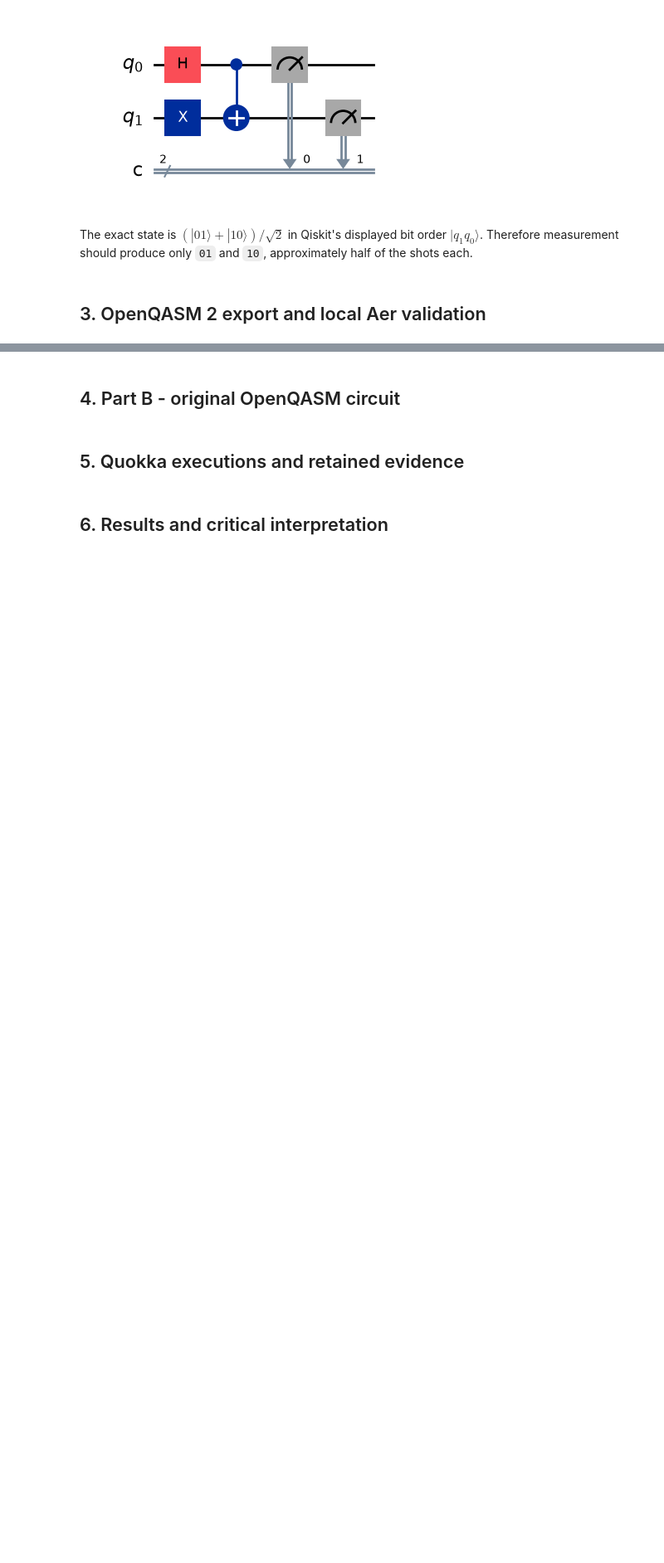
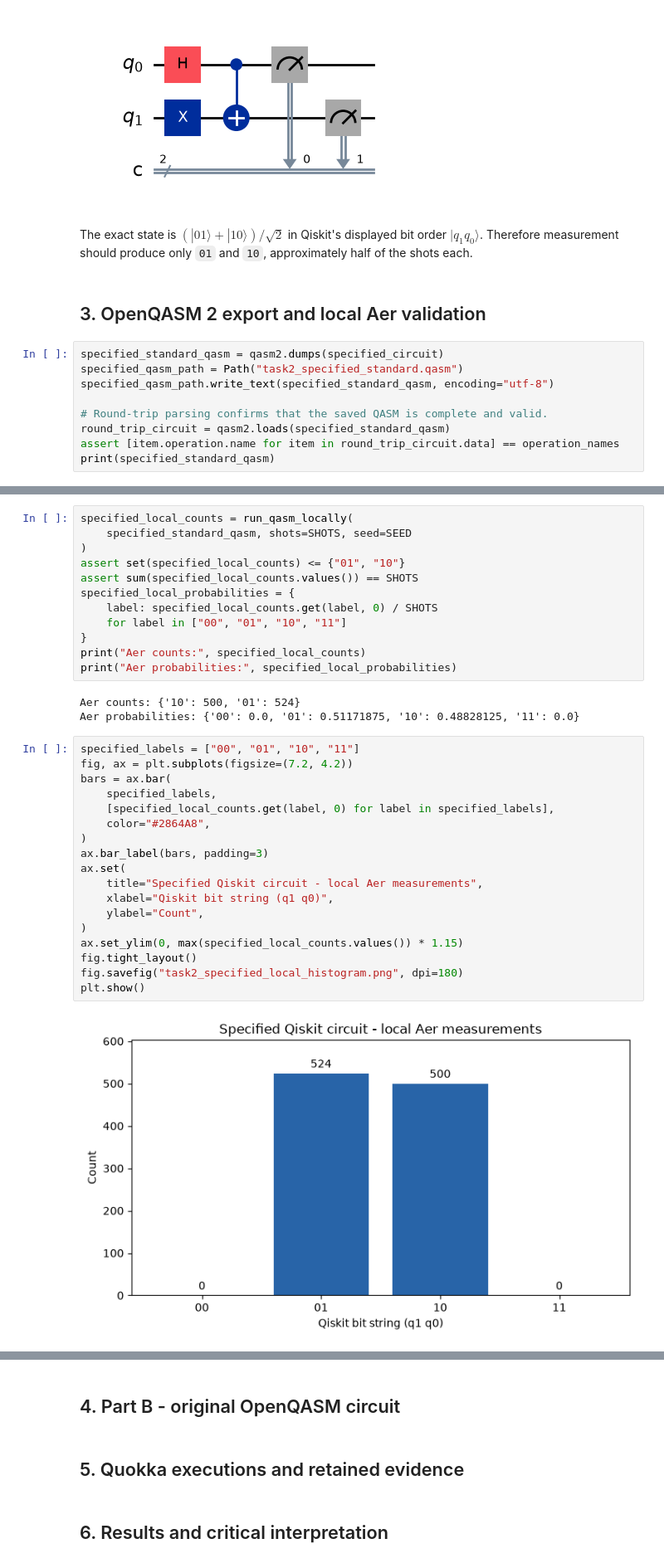
Before and after one commit to miku-wwl/802-Quantum-Computing, a Jupyter notebook: submission/Task_2_Qiskit/Task_2_Qiskit.ipynb, the cells around one changed output, grey strips where cells are left out. Shown at 83% size. Cells and saved outputs as stored; diff of their text form; blank space fills up the shorter version.

Commit message:
A2-08 Validate specified circuit QASM

```diff
--- a/submission/Task_2_Qiskit/Task_2_Qiskit.ipynb
+++ b/submission/Task_2_Qiskit/Task_2_Qiskit.ipynb
@@ -76,3 +76,12 @@ Statevector in Qiskit |q1 q0> order: [0.        +0.j 0.70710678+0.j 0.70710678+0
 The exact state is $(|01\rangle+|10\rangle)/\sqrt{2}$ in Qiskit's displayed bit order $|q_1q_0\rangle$. Therefore measurement should produce only `01` and `10`, approximately half of the shots each.
 # %% [markdown]
 ## 3. OpenQASM 2 export and local Aer validation
+# %%
+specified_standard_qasm = qasm2.dumps(specified_circuit)
+specified_qasm_path = Path("task2_specified_standard.qasm")
+specified_qasm_path.write_text(specified_standard_qasm, encoding="utf-8")
+
+# Round-trip parsing confirms that the saved QASM is complete and valid.
+round_trip_circuit = qasm2.loads(specified_standard_qasm)
+assert [item.operation.name for item in round_trip_circuit.data] == operation_names
+print(specified_standard_qasm)
@@ -78,0 +98,35 @@ The exact state is $(|01\rangle+|10\rangle)/\sqrt{2}$ in Qiskit's displayed bit
+# %%
+specified_local_counts = run_qasm_locally(
+    specified_standard_qasm, shots=SHOTS, seed=SEED
+)
+assert set(specified_local_counts) <= {"01", "10"}
+assert sum(specified_local_counts.values()) == SHOTS
+specified_local_probabilities = {
+    label: specified_local_counts.get(label, 0) / SHOTS
+    for label in ["00", "01", "10", "11"]
+}
+print("Aer counts:", specified_local_counts)
+print("Aer probabilities:", specified_local_probabilities)
+# %% [output]
+Aer counts: {'10': 500, '01': 524}
+Aer probabilities: {'00': 0.0, '01': 0.51171875, '10': 0.48828125, '11': 0.0}
+# %%
+specified_labels = ["00", "01", "10", "11"]
+fig, ax = plt.subplots(figsize=(7.2, 4.2))
+bars = ax.bar(
+    specified_labels,
+    [specified_local_counts.get(label, 0) for label in specified_labels],
+    color="#2864A8",
+)
+ax.bar_label(bars, padding=3)
+ax.set(
+    title="Specified Qiskit circuit - local Aer measurements",
+    xlabel="Qiskit bit string (q1 q0)",
+    ylabel="Count",
+)
+ax.set_ylim(0, max(specified_local_counts.values()) * 1.15)
+fig.tight_layout()
+fig.savefig("task2_specified_local_histogram.png", dpi=180)
+plt.show()
+# %% [output]
+[figure, added]
```
Also changed, not shown: parts of 2 cells of this notebook, 2 other files.
